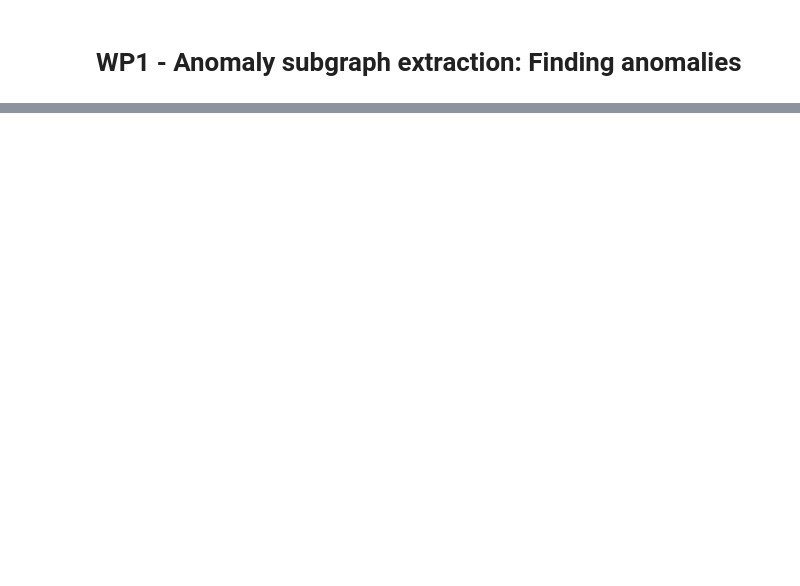
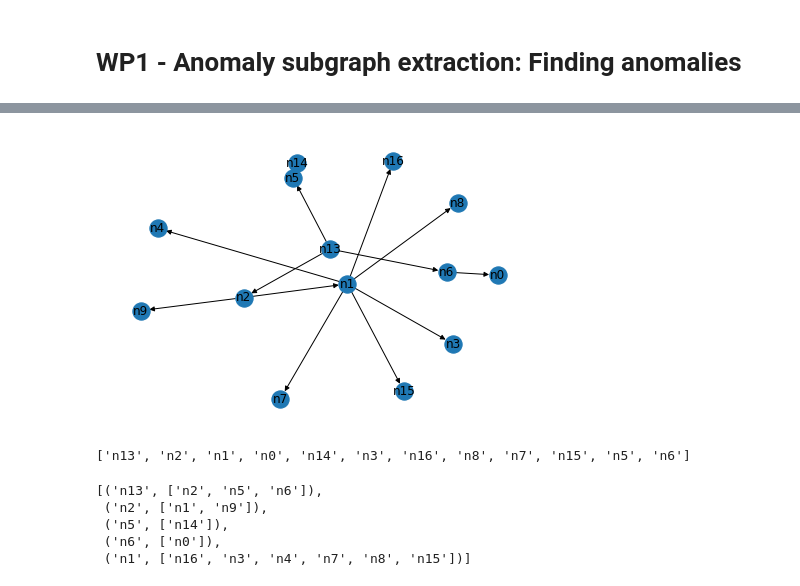
Before and after one commit to hpi-sam/Spatio-Temporal-Graphs, a Jupyter notebook: src/anomalies.ipynb, the cells around one changed output, grey strips where cells are left out. Saved outputs shown, nothing was run; the diff lists cells and outputs as text; code cells hidden in the pictures; blank space fills up the shorter version.

```diff
--- a/src/anomalies.ipynb
+++ b/src/anomalies.ipynb
@@ -319,0 +81,17 @@ had an anomaly
+# %%
+anomaly_graph0 = nx.bfs_tree(graph, frontend_node[0])
+nx.draw(anomaly_graph0, with_labels=True)
+# %% [output]
+[figure, added]
+# %%
+list(nx.dfs_successors(graph, frontend_node[0]))
+# %% [output]
+['n13', 'n2', 'n1', 'n0', 'n14', 'n3', 'n16', 'n8', 'n7', 'n15', 'n5', 'n6']
+# %%
+list(nx.bfs_successors(graph, frontend_node[0]))
+# %% [output]
+[('n13', ['n2', 'n5', 'n6']),
+ ('n2', ['n1', 'n9']),
+ ('n5', ['n14']),
+ ('n6', ['n0']),
+ ('n1', ['n16', 'n3', 'n4', 'n7', 'n8', 'n15'])]
```
Also changed, not shown: parts of 16 cells of this notebook, 1 other file.
